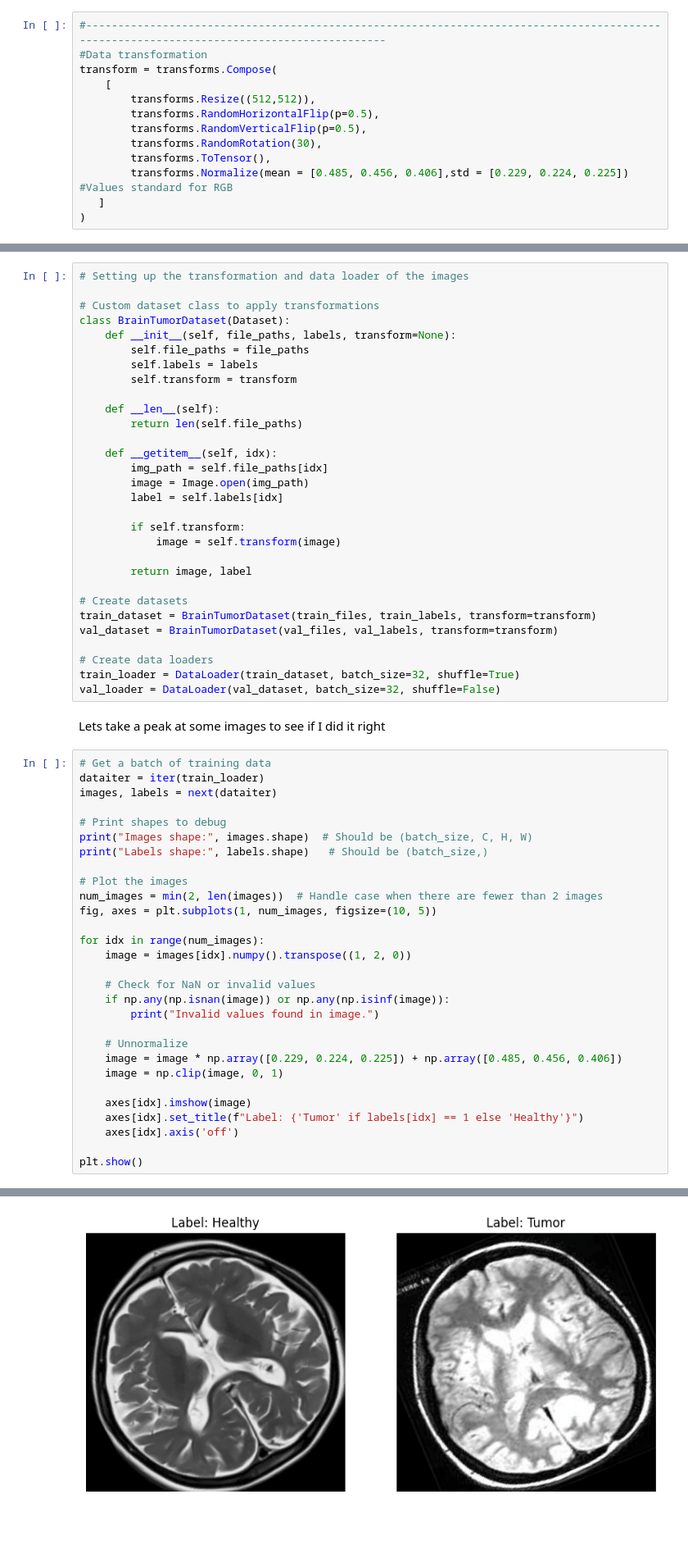
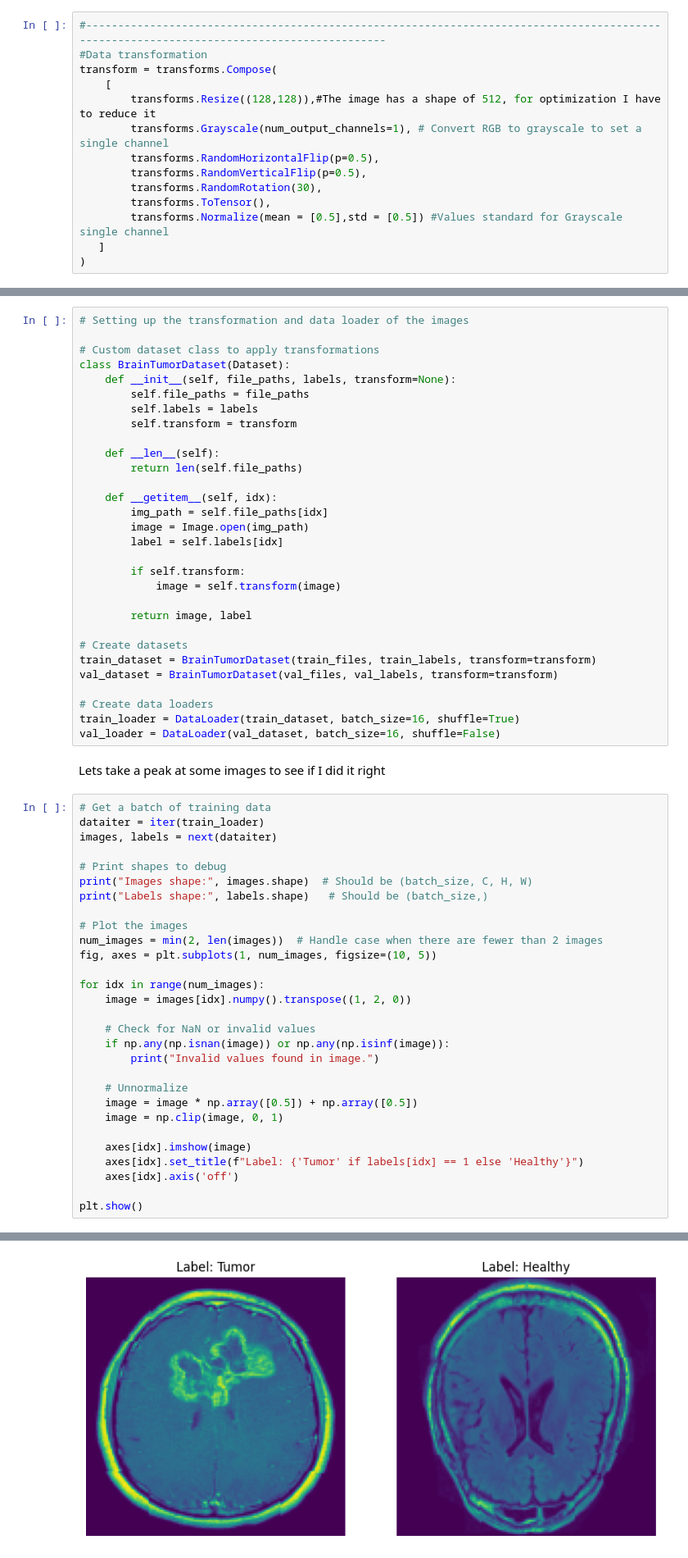
Before and after one commit to KarmadesuUwU/DenseNetwork-BrainTumorDetection, a Jupyter notebook: CNN_BRAIN.ipynb, the cells around one changed output, grey strips where cells are left out. Shown: that part at 82% size. Cells and saved outputs as stored; diff of their text form; blank space fills up the shorter version.

```diff
--- a/CNN_BRAIN.ipynb
+++ b/CNN_BRAIN.ipynb
@@ -56,12 +52,13 @@ Here is a function to transform the data and work with the images in any positio
 #Data transformation
 transform = transforms.Compose(
     [
-        transforms.Resize((512,512)),
+        transforms.Resize((128,128)),#The image has a shape of 512, for optimization I have to reduce it
+        transforms.Grayscale(num_output_channels=1), # Convert RGB to grayscale to set a single channel
         transforms.RandomHorizontalFlip(p=0.5),
         transforms.RandomVerticalFlip(p=0.5),
         transforms.RandomRotation(30),
         transforms.ToTensor(),
-        transforms.Normalize(mean = [0.485, 0.456, 0.406],std = [0.229, 0.224, 0.225]) #Values standard for RGB
+        transforms.Normalize(mean = [0.5],std = [0.5]) #Values standard for Grayscale single channel
    ]
 )
 # %% [markdown]
@@ -137,8 +134,8 @@ train_dataset = BrainTumorDataset(train_files, train_labels, transform=transform
 val_dataset = BrainTumorDataset(val_files, val_labels, transform=transform)
 
 # Create data loaders
-train_loader = DataLoader(train_dataset, batch_size=32, shuffle=True)
-val_loader = DataLoader(val_dataset, batch_size=32, shuffle=False)
+train_loader = DataLoader(train_dataset, batch_size=16, shuffle=True)
+val_loader = DataLoader(val_dataset, batch_size=16, shuffle=False)
 # %% [markdown]
 Lets take a peak at some images to see if I did it right
 # %%
@@ -162,7 +159,7 @@ for idx in range(num_images):
         print("Invalid values found in image.")
 
     # Unnormalize
-    image = image * np.array([0.229, 0.224, 0.225]) + np.array([0.485, 0.456, 0.406])
+    image = image * np.array([0.5]) + np.array([0.5])
     image = np.clip(image, 0, 1)
 
     axes[idx].imshow(image)
@@ -176,4 +173,4 @@ Labels shape: torch.Size([32])
-[figure, old version]
+[figure, new version]
 # %% [markdown]
 3.- Time to set and create the CNN model,
 but here is the trick, there are several architectures for Convolutional neural networks classics like resnet or VGG have been used for image recognition for quite a while, I could do a model from scratch but in this case I want to try approaching this dataset with Densely connected Networks architcture and I hope that my laptop survives.
```
Also changed, not shown: parts of 12 cells of this notebook, 1 other file.
